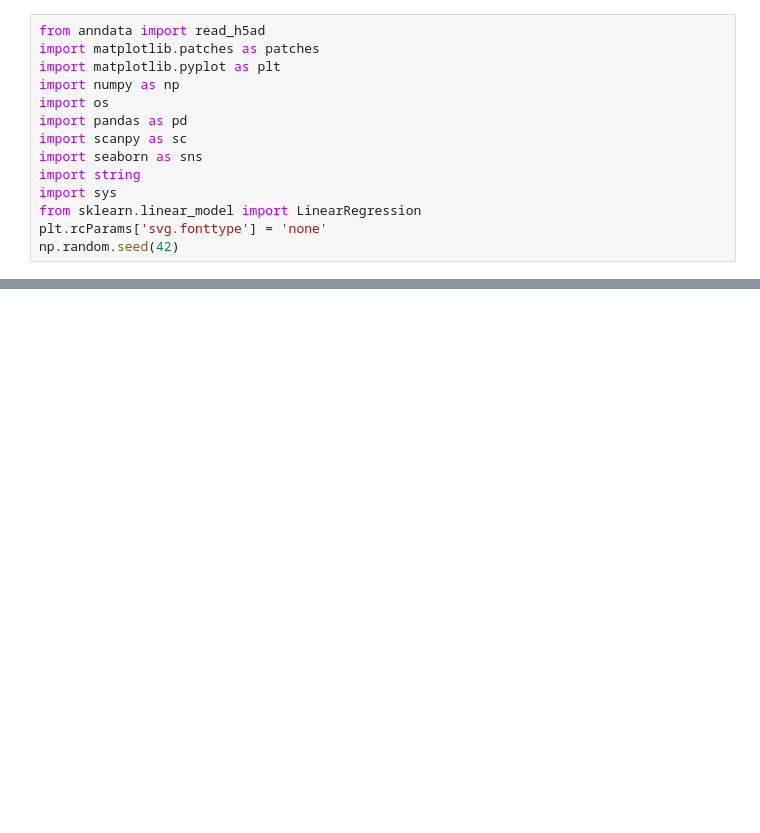
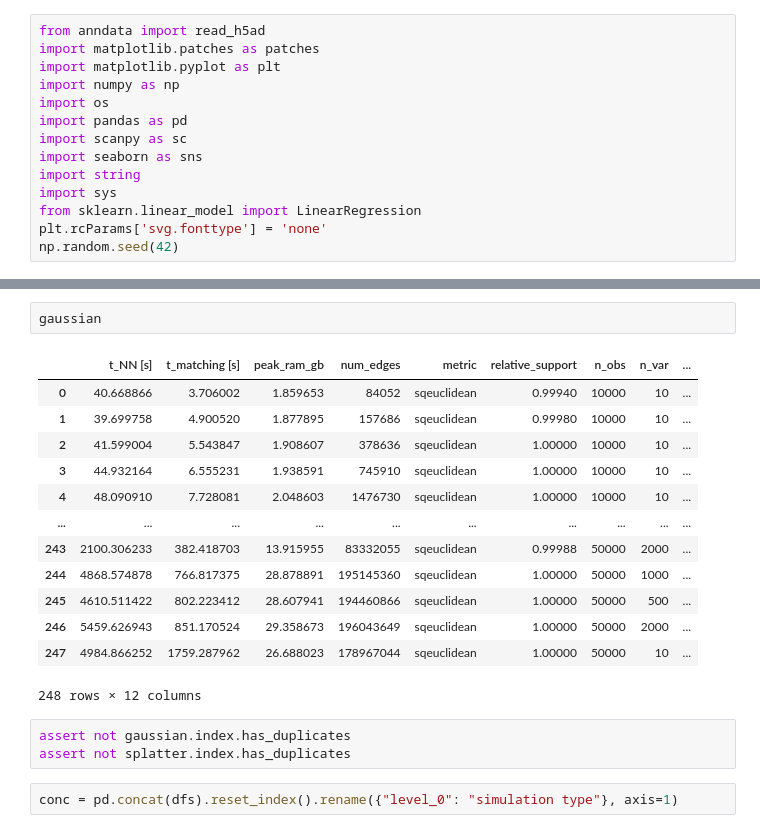
Before and after one commit to bionetslab/scXMatch_paper, a Jupyter notebook: notebooks/fig2.ipynb, the cells around one changed output, grey strips where cells are left out. Saved outputs shown, nothing was run; the diff lists cells and outputs as text; blank space fills up the shorter version.

```diff
--- a/notebooks/fig2.ipynb
+++ b/notebooks/fig2.ipynb
@@ -48 +28,22 @@ conc.rename({"n_obs": "N", "n_var": "$n_{var}$", "k": "$k$"}, axis=1, inplace=Tr
+# %%
+gaussian
+# %% [output]
+|  | t_NN [s] | t_matching [s] | peak_ram_gb | num_edges | metric | relative_support | n_obs | n_var | ... |
+| 0 | 40.668866 | 3.706002 | 1.859653 | 84052 | sqeuclidean | 0.99940 | 10000 | 10 | ... |
+| 1 | 39.699758 | 4.900520 | 1.877895 | 157686 | sqeuclidean | 0.99980 | 10000 | 10 | ... |
+| 2 | 41.599004 | 5.543847 | 1.908607 | 378636 | sqeuclidean | 1.00000 | 10000 | 10 | ... |
+| 3 | 44.932164 | 6.555231 | 1.938591 | 745910 | sqeuclidean | 1.00000 | 10000 | 10 | ... |
+| 4 | 48.090910 | 7.728081 | 2.048603 | 1476730 | sqeuclidean | 1.00000 | 10000 | 10 | ... |
+| ... | ... | ... | ... | ... | ... | ... | ... | ... | ... |
+| 243 | 2100.306233 | 382.418703 | 13.915955 | 83332055 | sqeuclidean | 0.99988 | 50000 | 2000 | ... |
+| 244 | 4868.574878 | 766.817375 | 28.878891 | 195145360 | sqeuclidean | 1.00000 | 50000 | 1000 | ... |
+| 245 | 4610.511422 | 802.223412 | 28.607941 | 194460866 | sqeuclidean | 1.00000 | 50000 | 500 | ... |
+| 246 | 5459.626943 | 851.170524 | 29.358673 | 196043649 | sqeuclidean | 1.00000 | 50000 | 2000 | ... |
+| 247 | 4984.866252 | 1759.287962 | 26.688023 | 178967044 | sqeuclidean | 1.00000 | 50000 | 10 | ... |
+248 rows × 12 columns
+# %%
+assert not gaussian.index.has_duplicates
+assert not splatter.index.has_duplicates
+# %%
+conc = pd.concat(dfs).reset_index().rename({"level_0": "simulation type"}, axis=1)
 # %%
```
Also changed, not shown: parts of 20 cells of this notebook, 4 other files.
